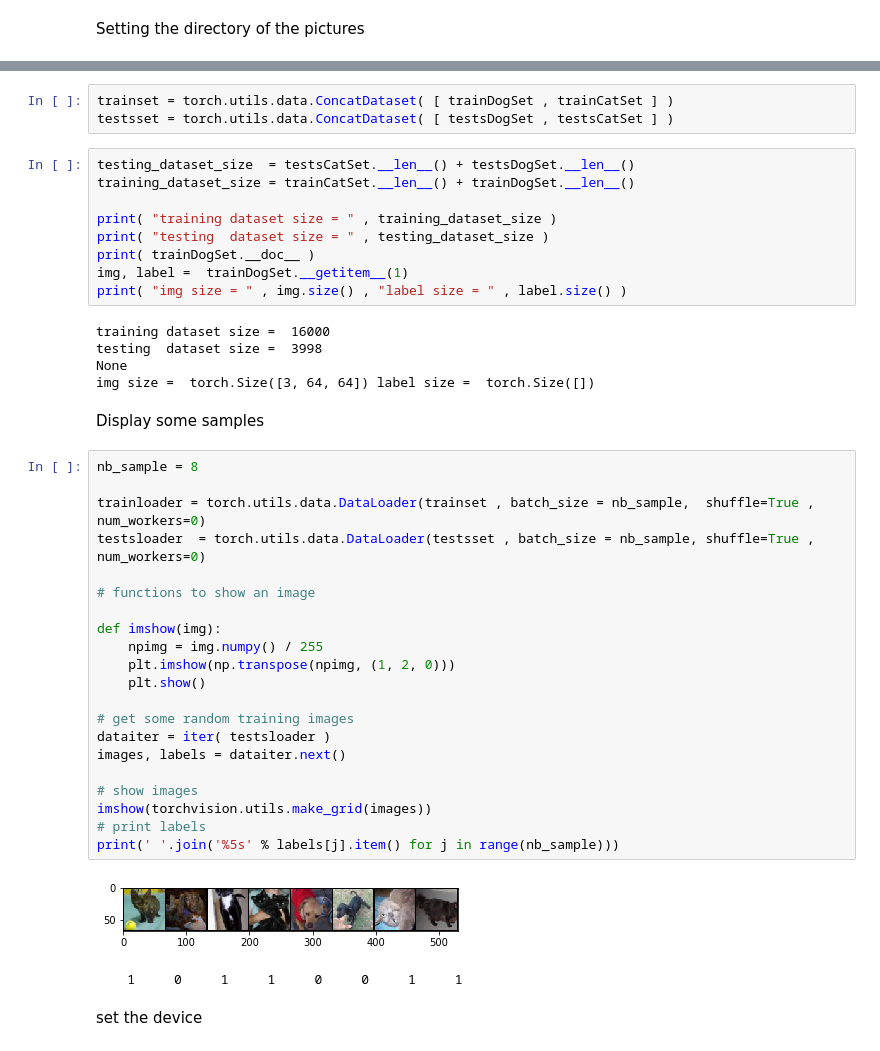
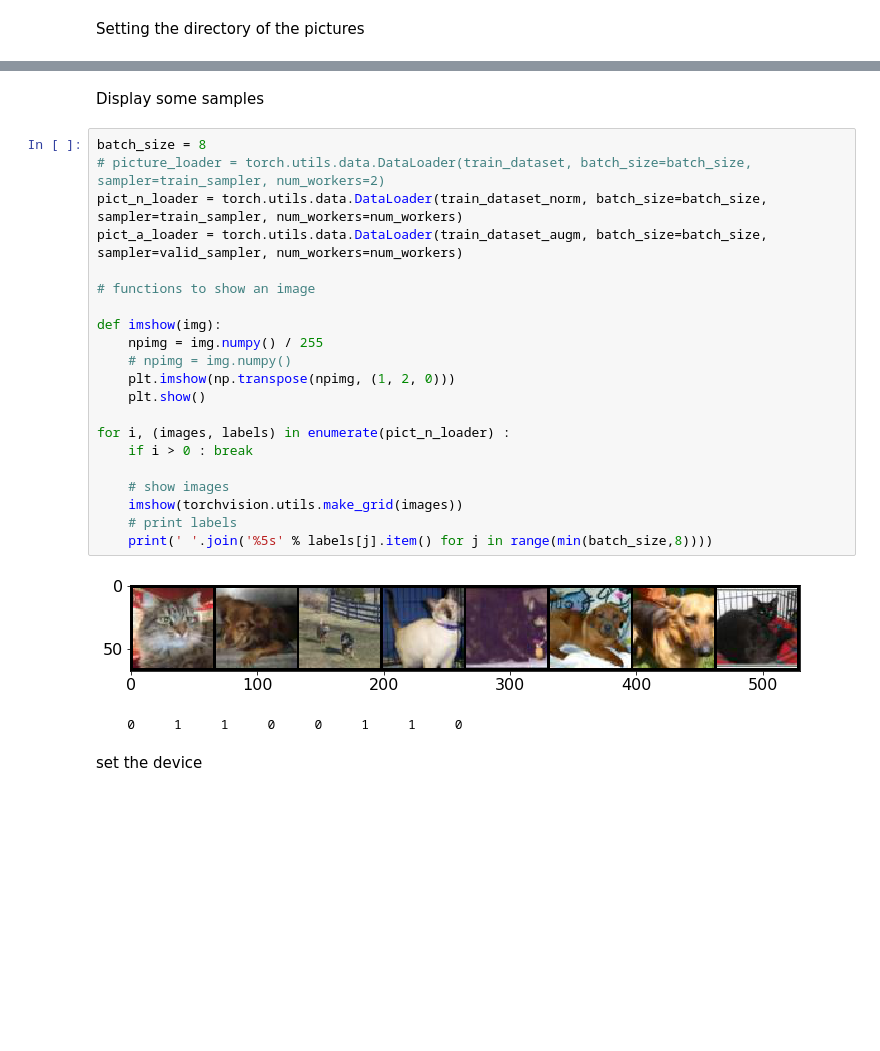
Before and after one commit to HugoCote/Assignment-1-Part-3, a Jupyter notebook: dev1num3.ipynb, the cells around one changed output, grey strips where cells are left out. Saved outputs shown, nothing was run; the diff lists cells and outputs as text; blank space fills up the shorter version.

```diff
--- a/dev1num3.ipynb
+++ b/dev1num3.ipynb
@@ -103,46 +99,29 @@ testsCatSet = labeledDataSet( "Cat", idx_sep + 1 , total_nb_of_sample , root_dir
-# %%
-trainset = torch.utils.data.ConcatDataset( [ trainDogSet , trainCatSet ] )
-testsset = torch.utils.data.ConcatDataset( [ testsDogSet , testsCatSet ] )
-# %%
-testing_dataset_size  = testsCatSet.__len__() + testsDogSet.__len__()
-training_dataset_size = trainCatSet.__len__() + trainDogSet.__len__()
-
-print( "training dataset size = " , training_dataset_size )
-print( "testing  dataset size = " , testing_dataset_size )
-print( trainDogSet.__doc__ )
-img, label =  trainDogSet.__getitem__(1)
-print( "img size = " , img.size() , "label size = " , label.size() )
-# %% [output]
-training dataset size =  16000
-testing  dataset size =  3998
-None
-img size =  torch.Size([3, 64, 64]) label size =  torch.Size([])
 # %% [markdown]
 Display some samples
 # %%
-nb_sample = 8
-
-trainloader = torch.utils.data.DataLoader(trainset , batch_size = nb_sample,  shuffle=True , num_workers=0)
-testsloader  = torch.utils.data.DataLoader(testsset , batch_size = nb_sample, shuffle=True , num_workers=0)
+batch_size = 8
+# picture_loader = torch.utils.data.DataLoader(train_dataset, batch_size=batch_size, sampler=train_sampler, num_workers=2)
+pict_n_loader = torch.utils.data.DataLoader(train_dataset_norm, batch_size=batch_size, sampler=train_sampler, num_workers=num_workers)
+pict_a_loader = torch.utils.data.DataLoader(train_dataset_augm, batch_size=batch_size, sampler=valid_sampler, num_workers=num_workers)
 
 # functions to show an image
 
 def imshow(img):
     npimg = img.numpy() / 255
+    # npimg = img.numpy()
     plt.imshow(np.transpose(npimg, (1, 2, 0)))
     plt.show()
 
-# get some random training images
-dataiter = iter( testsloader )
-images, labels = dataiter.next()
+for i, (images, labels) in enumerate(pict_n_loader) :
+    if i > 0 : break
 
-# show images
-imshow(torchvision.utils.make_grid(images))
-# print labels
-print(' '.join('%5s' % labels[j].item() for j in range(nb_sample)))
+    # show images
+    imshow(torchvision.utils.make_grid(images))
+    # print labels
+    print(' '.join('%5s' % labels[j].item() for j in range(min(batch_size,8))))
 # %% [output]
-[figure, old version]
+[figure, new version]
-    1     0     1     1     0     0     1     1
+    0     1     1     0     0     1     1     0
 # %% [markdown]
 set the device
 # %%
```
Also changed, not shown: parts of 29 cells of this notebook, 27 other files.
